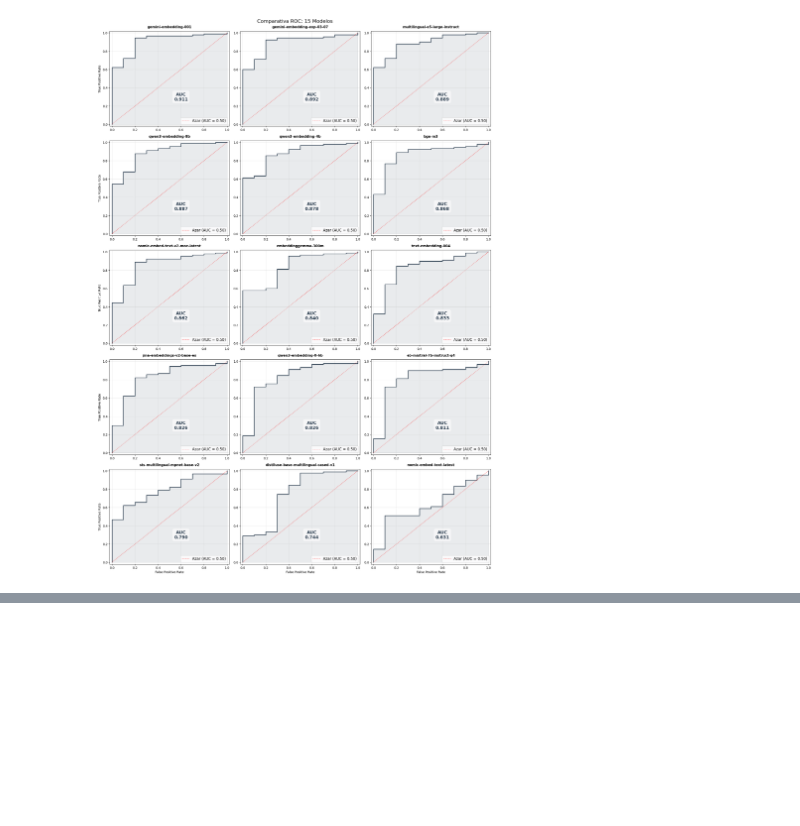
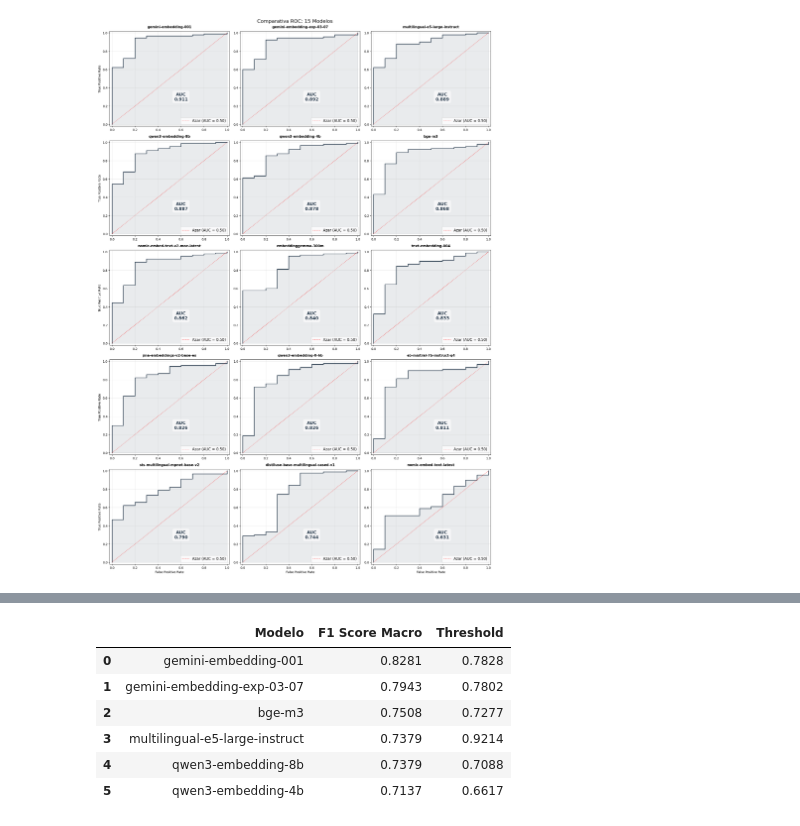
Before and after one commit to mit0110/chatbot_famaf, a Jupyter notebook: notebooks/embeddings_roc_auc_and_f1.ipynb, the cells around one changed output, grey strips where cells are left out. Saved outputs shown, nothing was run; the diff lists cells and outputs as text; code cells hidden in the pictures; blank space fills up the shorter version.

Commit message:
feat(notebooks): Calculate macro F1 score for the six best AUC models (#47)

```diff
--- a/notebooks/embeddings_roc_auc.ipynb
+++ b/notebooks/embeddings_roc_auc_and_f1.ipynb
@@ -207,0 +216,69 @@ plt.show()
+# %%
+import numpy as np
+
+def get_threshold_by_fpr(model_metrics, target_value):
+  """
+  Busca el primer punto de corte (thresold) que satisface una restricción FPR.
+
+  Args:
+    target_value: el valor límite
+  """
+  indices = np.where(fpr <= target_value)[0]
+
+  idx = indices[-1] if len(indices) != 0 else model_metrics['thresholds'][0]
+
+  return {
+    'model': model_metrics['model'],
+    'threshold': model_metrics['thresholds'][idx],
+    'fpr': model_metrics['fpr'][idx],
+    'tpr': model_metrics['tpr'][idx]
+  }
+# %%
+import pandas as pd
+from sklearn.metrics import f1_score
+
+# Obtener los seis mejores modelos de acuerdo a su AUC
+best_six_models = model_stats[:6]
+
+# Armar lista con nombre de modelos y su threshold óptimo
+metrics_with_th = []
+
+for model_metrics in best_six_models:
+  metrics_with_th.append(get_threshold_by_fpr(model_metrics, target_value=0.2))
+
+# Lista vacía para guardar los resultados
+results_data = []
+
+for model_info in metrics_with_th:
+    model_name = model_info['model']
+    threshold = model_info['threshold']
+
+    # Filtramos solo los datos del modelo actual
+    subset = df[df['model'] == model_name].copy()
+
+    # Calculamos la predicción con threshold específico
+    subset['y_pred'] = (subset['y_score'] >= threshold).astype(int)
+
+    # Calculamos el F1 Macro
+    macro_f1 = f1_score(subset['y_true'], subset['y_pred'], average='macro')
+
+    # Agregamos datos a la lista de resultados
+    results_data.append({
+        'Modelo': model_name,
+        'F1 Score Macro': macro_f1,
+        'Threshold': threshold
+    })
+
+# Convertimos la lista en DataFrame
+df_results = pd.DataFrame(results_data).sort_values(by='F1 Score Macro', ascending=False).reset_index(drop=True)
+
+# Mostrar tabla de resultados
+df_results.round(4)
+# %% [output]
+|  | Modelo | F1 Score Macro | Threshold |
+| 0 | gemini-embedding-001 | 0.8281 | 0.7828 |
+| 1 | gemini-embedding-exp-03-07 | 0.7943 | 0.7802 |
+| 2 | bge-m3 | 0.7508 | 0.7277 |
+| 3 | multilingual-e5-large-instruct | 0.7379 | 0.9214 |
+| 4 | qwen3-embedding-8b | 0.7379 | 0.7088 |
+| 5 | qwen3-embedding-4b | 0.7137 | 0.6617 |
```
Also changed, not shown: parts of 2 cells of this notebook.
